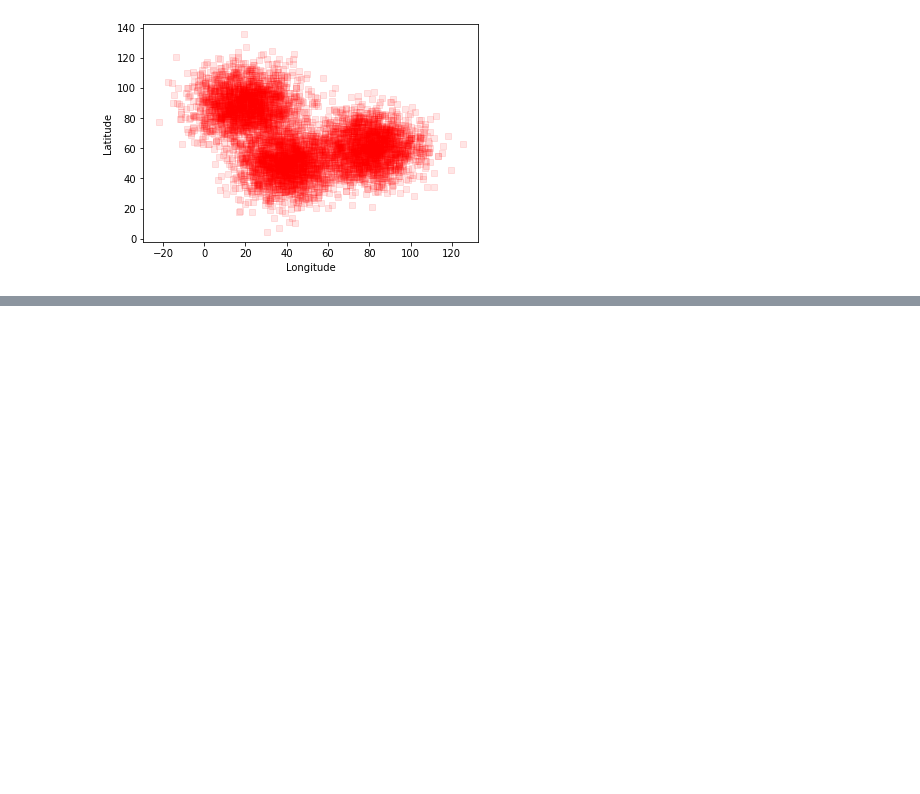
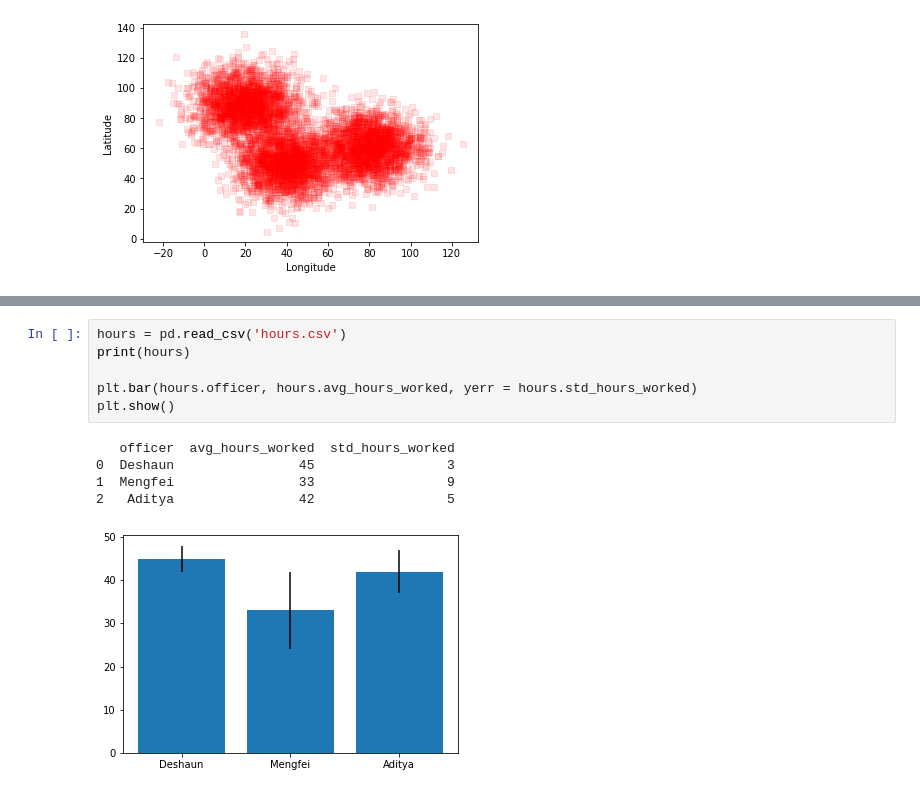
Before and after one commit to alanwake47/pythonlearn, a Jupyter notebook: DataCamp/1- Introduction to Data Science in Python/Different Types of Plots/different types of plots.ipynb, the cells around one changed output, grey strips where cells are left out. Drawn from its saved outputs; the diff is of its cells as text; blank space fills up the shorter version.

```diff
--- a/DataCamp/1- Introduction to Data Science in Python/Different Types of Plots/different types of plots.ipynb
+++ b/DataCamp/1- Introduction to Data Science in Python/Different Types of Plots/different types of plots.ipynb
@@ -62,0 +72,12 @@ plt.show()
+# %%
+hours = pd.read_csv('hours.csv')
+print(hours)
+
+plt.bar(hours.officer, hours.avg_hours_worked, yerr = hours.std_hours_worked)
+plt.show()
+# %% [output]
+   officer  avg_hours_worked  std_hours_worked
+0  Deshaun                45                 3
+1  Mengfei                33                 9
+2   Aditya                42                 5
+[figure, added]
```
Also changed, not shown: parts of 7 cells of this notebook, 12 other files.
